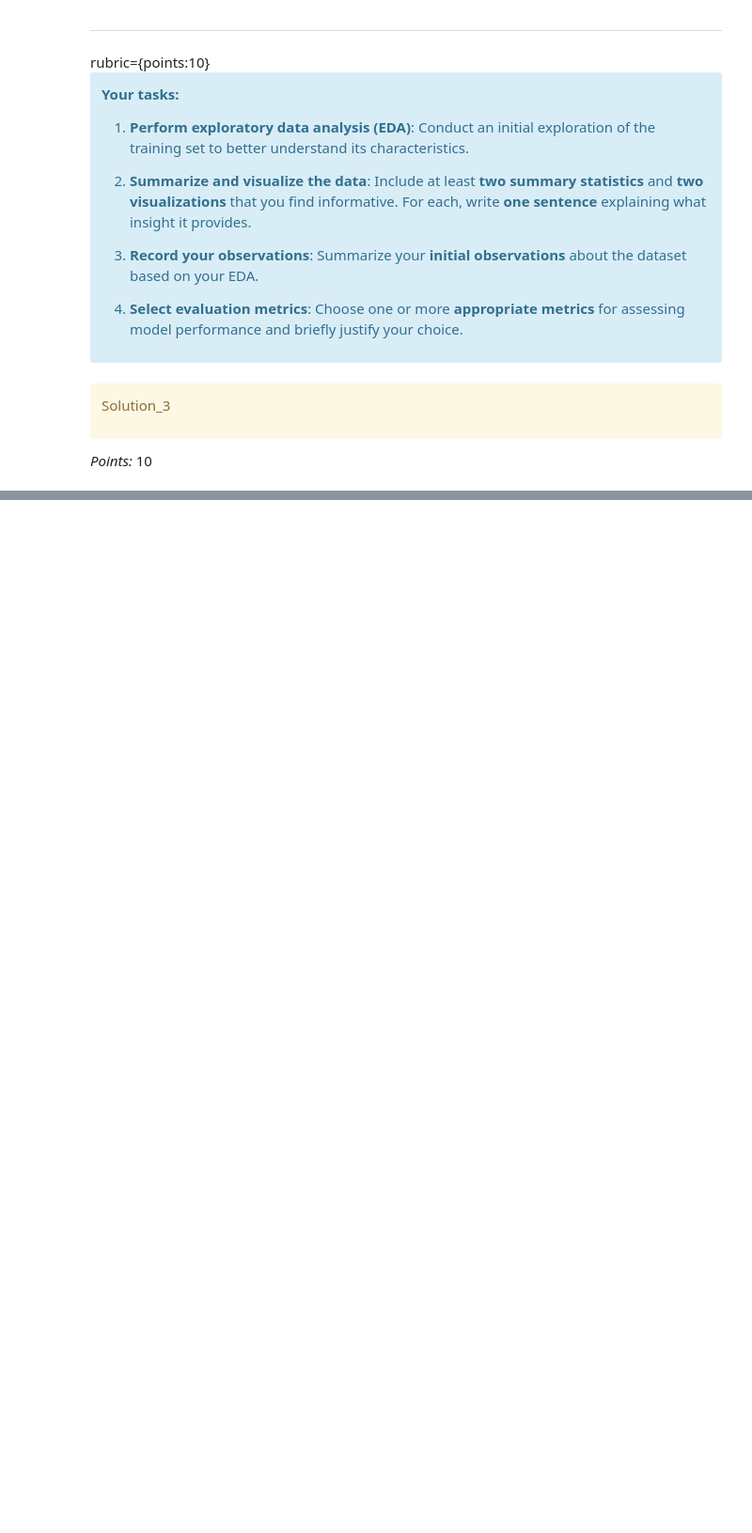
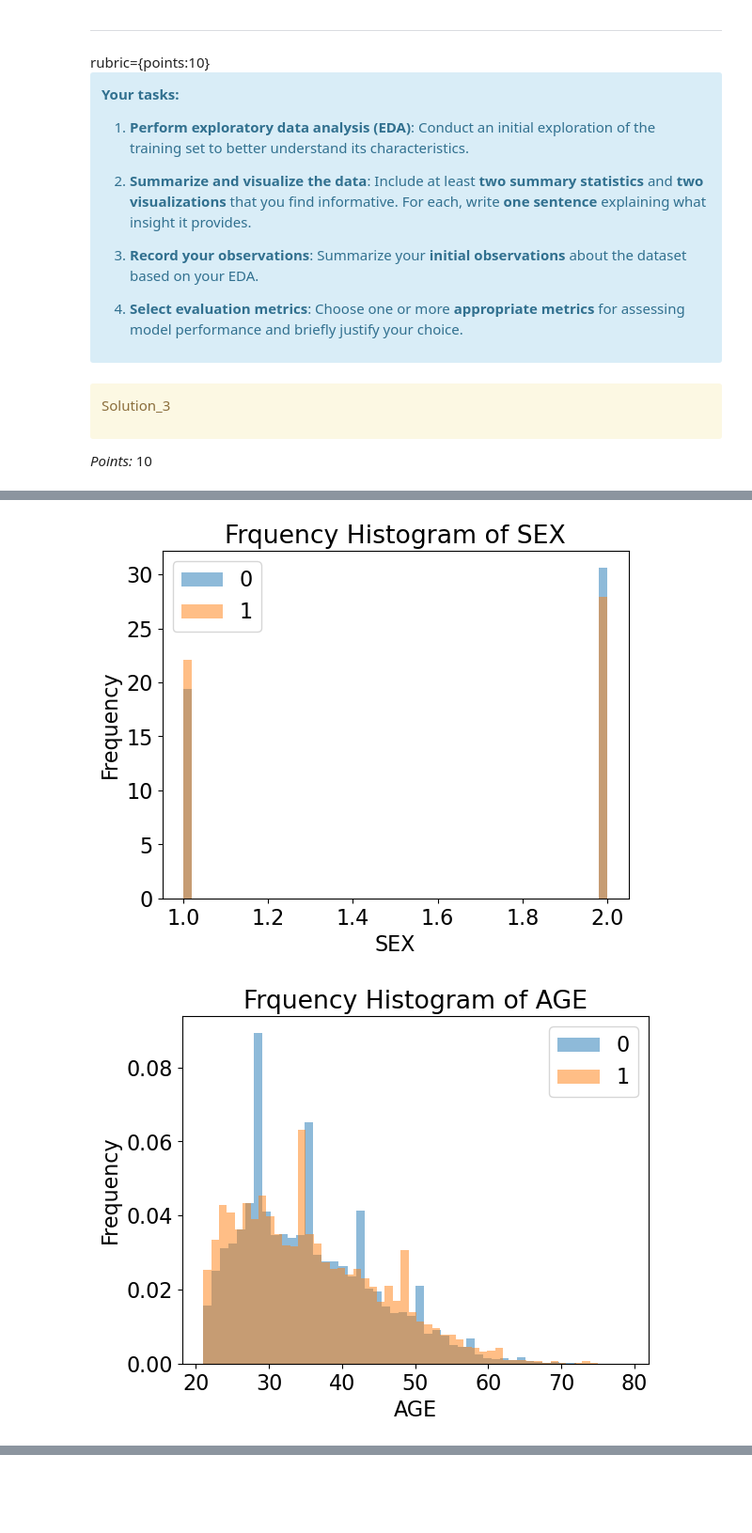
Before and after one commit to kmodiria/cpsc330-hw5, a Jupyter notebook: hw5.ipynb, the cells around one changed output, grey strips where cells are left out. Shown at 94% size. Saved outputs shown, nothing was run; the diff lists cells and outputs as text; code cells hidden in the pictures; blank space fills up the shorter version.

```diff
--- a/hw5.ipynb
+++ b/hw5.ipynb
@@ -79,3 +77,22 @@ _Points:_ 0
+# %%
+import matplotlib.pyplot as plt
+import numpy as np
+import pandas as pd
+
+plt.rcParams["font.size"] = 16
+
+from sklearn.dummy import DummyClassifier
+from sklearn.feature_extraction.text import CountVectorizer
+from sklearn.linear_model import LogisticRegression
+from sklearn.model_selection import (
+    GridSearchCV,
+    RandomizedSearchCV,
+    cross_val_score,
+    cross_validate,
+    train_test_split,
+)
+from sklearn.pipeline import Pipeline, make_pipeline
+from sklearn.tree import DecisionTreeClassifier
 # %% [markdown]
 <!-- END QUESTION -->
 
@@ -226,0 +274,8 @@ _Type your answer here, replacing this text._
+# %%
+for column in ['SEX', 'AGE', 'PAY_0', 'PAY_2']:
+    train_set.groupby("default.payment.next.month")[column].plot.hist(bins=50, alpha=0.5, legend=True, density = True, title = "Frquency Histogram of " + column)
+    plt.xlabel(column)
+    plt.show()
+# %% [output]
+[figure, added]
+[figure, added]
```
Also changed, not shown: parts of 72 cells of this notebook.
